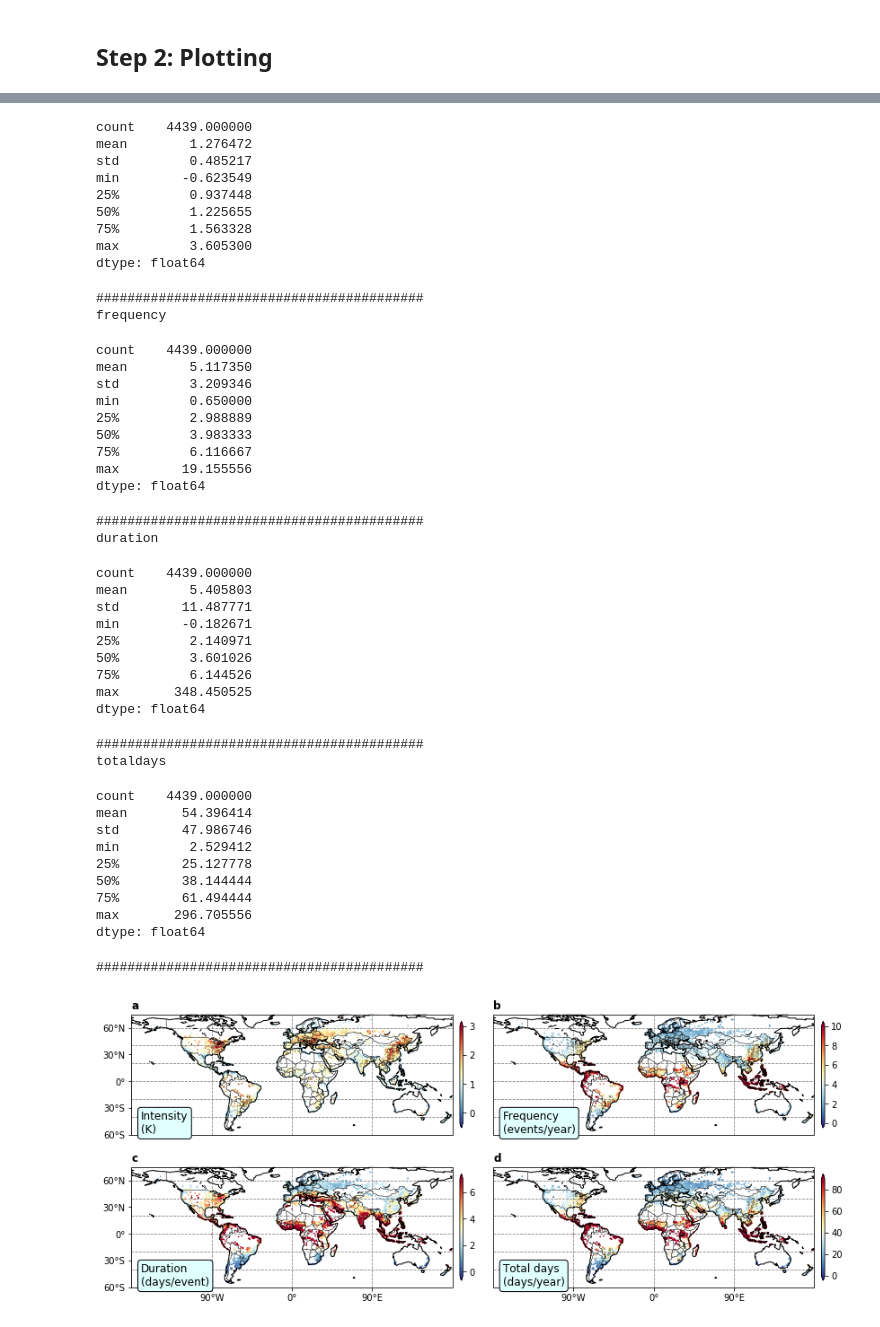
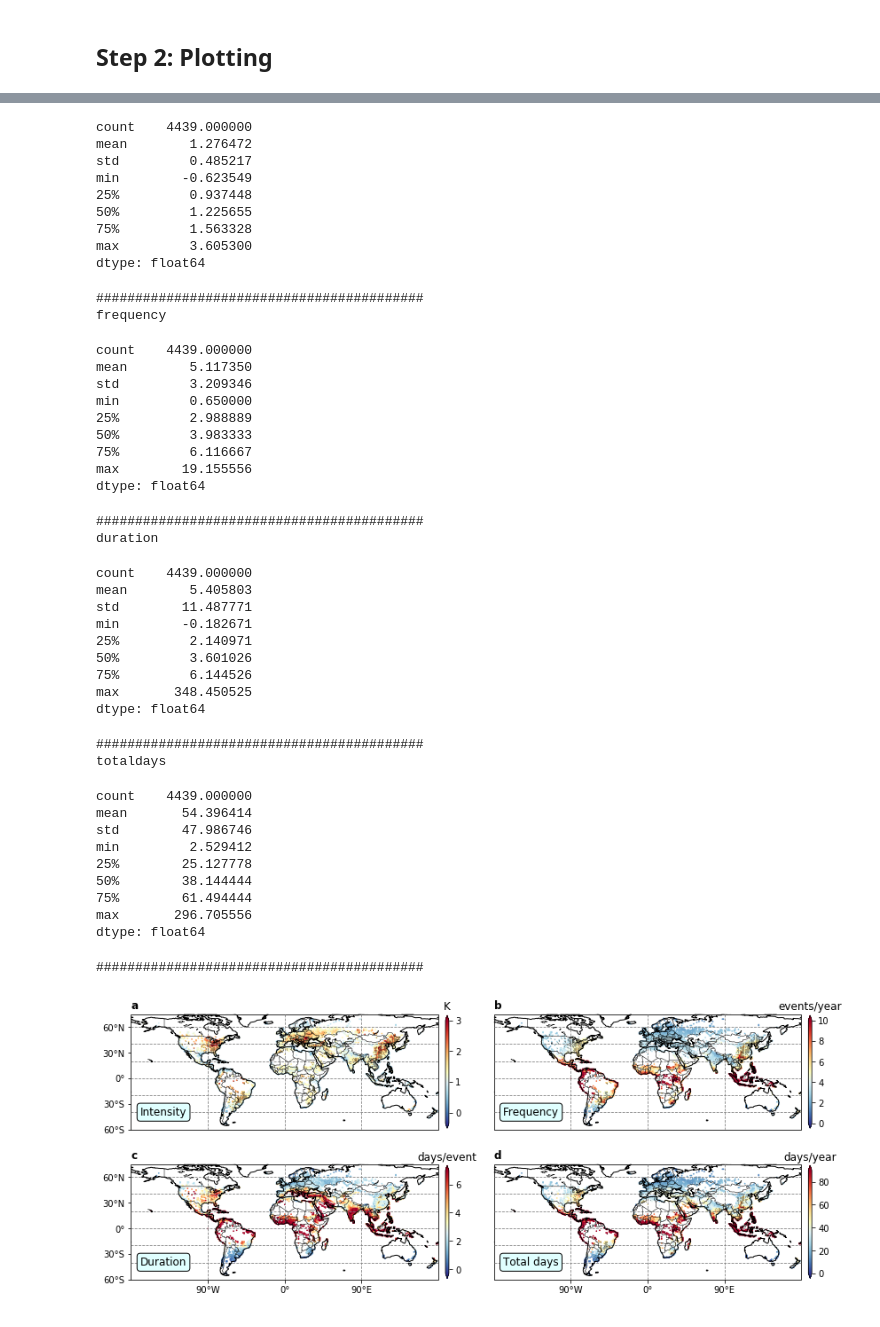
Before and after one commit to zhonghua-zheng/code_uhws, a Jupyter notebook: 5_event_analysis/fig2_uhws.ipynb, the cells around one changed output, grey strips where cells are left out. Saved outputs shown, nothing was run; the diff lists cells and outputs as text; code cells hidden in the pictures.

Commit message:
updated figures

```diff
--- a/5_event_analysis/fig2_uhws.ipynb
+++ b/5_event_analysis/fig2_uhws.ipynb
@@ -95,16 +95,17 @@ def setup_globe(ax):
                    edgecolor='black',
                    linewidth=0.5,zorder=5)
 
-def setup_colorbar_text(ax,p,title_text,var_text):
+def setup_colorbar_text(ax,p,title_text,var_text,cbar_text):
     ax.set_xlabel("")
     ax.set_ylabel("")
     cbar = plt.colorbar(p, ax=ax,
                     orientation="vertical",
                     fraction=0.1,
-                    shrink=0.75,
+                    shrink=0.80,
                     pad=0.02,
                     aspect=30,
                     extend="both")
+    cbar.ax.set_title(cbar_text)
     g = ax.gridlines(color='grey', linestyle='--', draw_labels=False,zorder=4)
     g.xlocator = mticker.FixedLocator([-90, 0, 90])
     lon_formatter = LongitudeFormatter()#zero_direction_label=True)
@@ -138,7 +139,7 @@ def plot_scatter(ax,df,SNR,vmin,vmax,cmap):
 
     return p
 
-def plot_map(df,SNR,i,vmin,vmax,cmap,title_text,var_text):
+def plot_map(df,SNR,i,vmin,vmax,cmap,title_text,var_text,cbar_text):
     ax = plt.subplot(2,2,i+1,projection=ccrs.PlateCarree())
     setup_globe(ax)
     if i==0:
@@ -151,7 +152,7 @@ def plot_map(df,SNR,i,vmin,vmax,cmap,title_text,var_text):
     elif i==3:
         ax.set_xticks(np.linspace(-90, 90, 3), crs=ccrs.PlateCarree())
     p = plot_scatter(ax,df,SNR,vmin,vmax,cmap)
-    setup_colorbar_text(ax,p,title_text,var_text)
+    setup_colorbar_text(ax,p,title_text,var_text,cbar_text)
 # %%
 fig = plt.figure(figsize=(12,5))
 cmap="RdYlBu_r"
@@ -169,16 +170,25 @@ min_val={"frequency":0,
          "intensity":-0.35,
          "duration":-0.3}
 
-var_text_dict={"frequency":"Frequency\n(events/year)",
-               "totaldays":"Total days\n(days/year)",
-               "intensity":"Intensity\n(K)",
-               "duration":"Duration\n(days/event)"}
+# var_text_dict={"frequency":"Frequency\n(events/year)",
+#                "totaldays":"Total days\n(days/year)",
+#                "intensity":"Intensity\n(K)",
+#                "duration":"Duration\n(days/event)"}
+
+var_text_dict={"frequency":"Frequency",
+               "totaldays":"Total days",
+               "intensity":"Intensity",
+               "duration":"Duration"}
 
 title_text_dict={"frequency":"b",
                  "totaldays":"d",
                  "intensity":"a",
                  "duration":"c"}
 
+cbar_text_dict={"frequency":"events/year",
+                "totaldays":"days/year",
+                "intensity":"K",
+                "duration":"days/event"}
 
 for i in range(4):
     val = var_list[i]
@@ -186,7 +196,8 @@ for i in range(4):
     df = merge_ens[val+"_diff_mean"]
     SNR = merge_ens[val+"_diff_SNR"].reset_index()[merge_ens["intensity_diff_mean"].reset_index()[0]>1.5]
     display(df.describe())
-    plot_map(df.reset_index(),SNR,i,min_val[val], max_val[val],cmap,title_text_dict[val],var_text_dict[val])
+    plot_map(df.reset_index(),SNR,i,min_val[val], max_val[val],cmap,
+             title_text_dict[val],var_text_dict[val],cbar_text_dict[val])
     print("##########################################")
 
 plt.tight_layout()
@@ -211,31 +222,31 @@ mean        5.117350
 std         3.209346
 min         0.650000
 25%         2.988889
 50%         3.983333
 75%         6.116667
 max        19.155556
 dtype: float64
 ##########################################
 duration
 count    4439.000000
 mean        5.405803
 std        11.487771
 min        -0.182671
 25%         2.140971
 50%         3.601026
 75%         6.144526
 max       348.450525
 dtype: float64
 ##########################################
 totaldays
 count    4439.000000
 mean       54.396414
 std        47.986746
 min         2.529412
 25%        25.127778
 50%        38.144444
 75%        61.494444
 max       296.705556
 dtype: float64
 ##########################################
-[figure, old version]
+[figure, new version]
```
Also changed, not shown: 23 other files.
